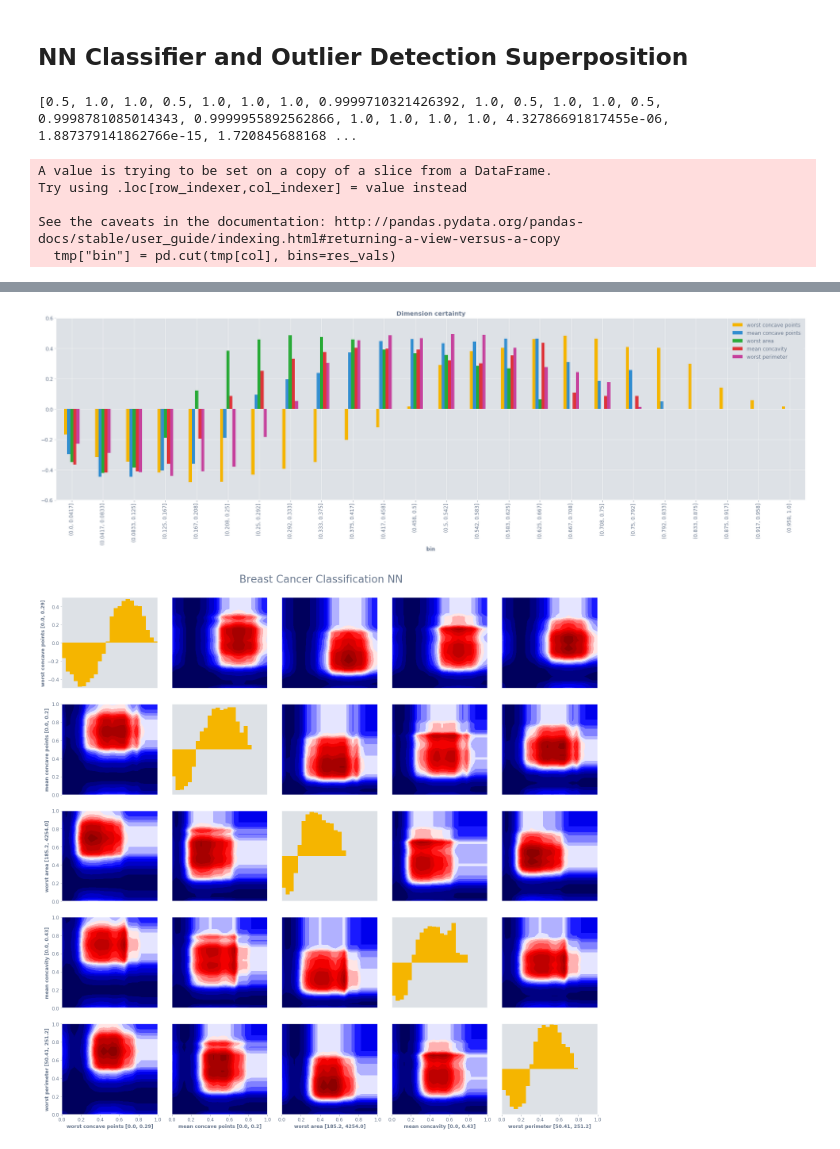
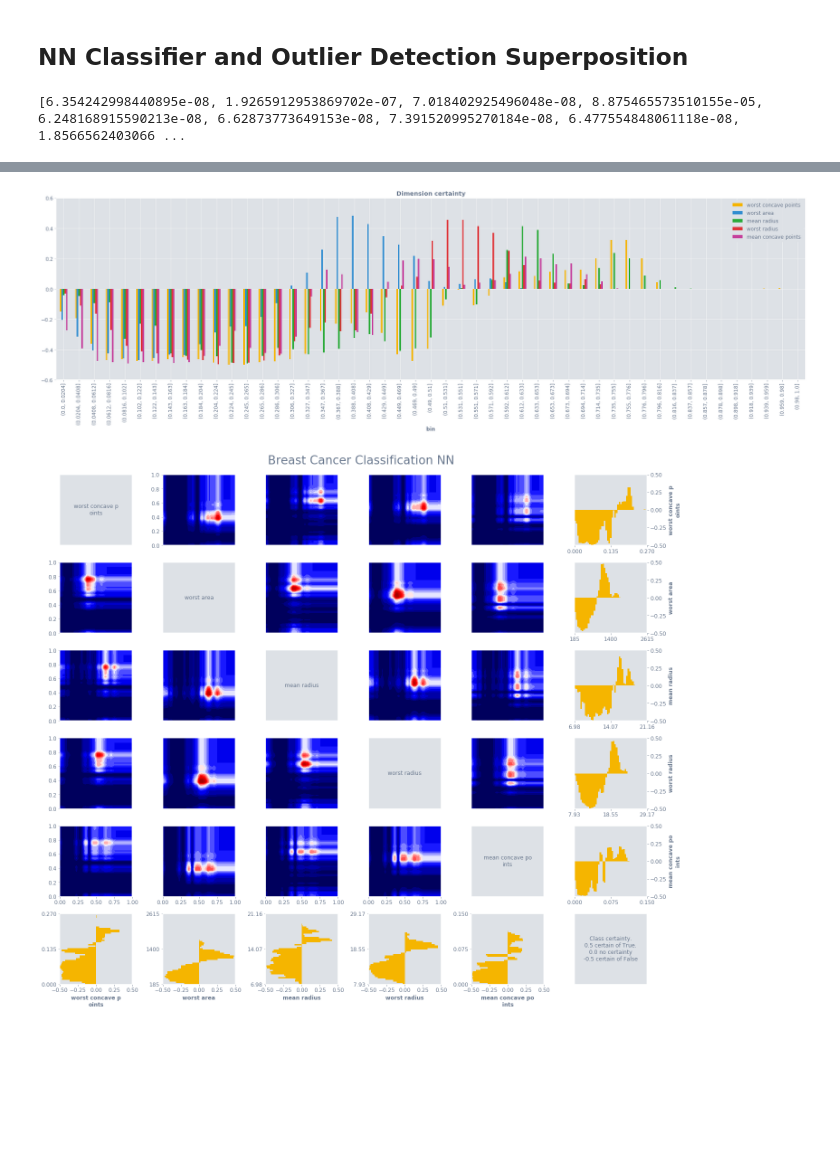
Before and after one commit to Ekrekr/ldr, a Jupyter notebook: examples.ipynb, the cells around one changed output, grey strips where cells are left out. Drawn from its saved outputs; the diff is of its cells as text; code cells hidden in the pictures; blank space fills up the shorter version.

Commit message:
Updates to fix high dimensionality issues. Added weight balancing capability

```diff
--- a/examples.ipynb
+++ b/examples.ipynb
@@ -45,4 +53,4 @@ df = df.drop(["species"], axis=1)
 # %% [markdown]
 Scale the data.
 # %%
-hd = HighD(df, targets)
+hd = HighD(df, targets, "malignant", "benign")
@@ -89,7 +93,7 @@ findfont: Font family ['sans-serif'] not found. Falling back to DejaVu Sans.
 # %% [markdown]
 Select 5 most important features to visualize.
 # %%
-features = [(f, i) for f, i in zip(hd.scaled.columns, rf_clf.feature_importances_)]
+features = [(f, i) for f, i in zip(X_train.columns, rf_clf.feature_importances_)]
 features.sort(key=lambda x: x[1], reverse=True)
 features = [i[0] for i in features[:5]]
 print(features)
@@ -117,5 +121,5 @@ findfont: Font family ['sans-serif'] not found. Falling back to DejaVu Sans.
 ### One Class SVM
 Used for outlier detection/estimating a learning frontier. The SVM is set to use 10% of points estimated as outliers to set the learning frontier.
 # %%
-oc_clf = OneClassSVM(gamma='auto', nu=0.1).fit(hd.scaled)
+oc_clf = OneClassSVM(gamma='auto', nu=0.1).fit(X_train)
 # %%
@@ -208,7 +198,7 @@ class Net(nn.Module):
         super(Net, self).__init__()
         # 30 dimensions go in, 2 go out. The 2 coming out are the two
         # different classes available.
-        self.fc1 = nn.Linear(hd.scaled.shape[1], 3)
+        self.fc1 = nn.Linear(X_train.shape[1], 3)
         self.fc2 = nn.Linear(3, 2)
 
     def forward(self, x):
@@ -346,19 +323,14 @@ def oc_nn_clf_func(df):
     nn_pred = nn_clf_func(df)
     return [(nn_pred[i] - 0.5) * i_val + 0.5 for i, i_val in enumerate(oc_pred)]
 # %%
-tst = oc_nn_clf_func(hd.scaled)
+tst = oc_nn_clf_func(X_train)
 print(tst[:30])
 # %% [output]
-[0.5, 1.0, 1.0, 0.5, 1.0, 1.0, 1.0, 0.9999710321426392, 1.0, 0.5, 1.0, 1.0, 0.5, 0.9998781085014343, 0.9999955892562866, 1.0, 1.0, 1.0, 1.0, 4.32786691817455e-06, 1.887379141862766e-15, 1.720845688168 ...
+[6.354242998440895e-08, 1.9265912953869702e-07, 7.018402925496048e-08, 8.875465573510155e-05, 6.248168915590213e-08, 6.62873773649153e-08, 7.391520995270184e-08, 6.477554848061118e-08, 1.8566562403066 ...
 # %%
 hd.density_estimate(oc_nn_clf_func, n=10000)
 hd.density_scatter("mean smoothness")
-hd.select_vis_cols(features, n_bins=25)
+hd.select_vis_cols(features, n_bins=50)
 hd.vis_1d(figsize=(32, 8))
 hd.vis_2d(title="Breast Cancer Classification NN")
 # %% [output]
-A value is trying to be set on a copy of a slice from a DataFrame.
-Try using .loc[row_indexer,col_indexer] = value instead
-
-See the caveats in the documentation: http://pandas.pydata.org/pandas-docs/stable/user_guide/indexing.html#returning-a-view-versus-a-copy
-  tmp["bin"] = pd.cut(tmp[col], bins=res_vals)
@@ -366,2 +338,2 @@ See the caveats in the documentation: http://pandas.pydata.org/pandas-docs/stabl
-[figure, old version]
+[figure, new version]
-[figure, old version]
+[figure, new version]
```
Also changed, not shown: parts of 31 cells of this notebook, 4 other files.
